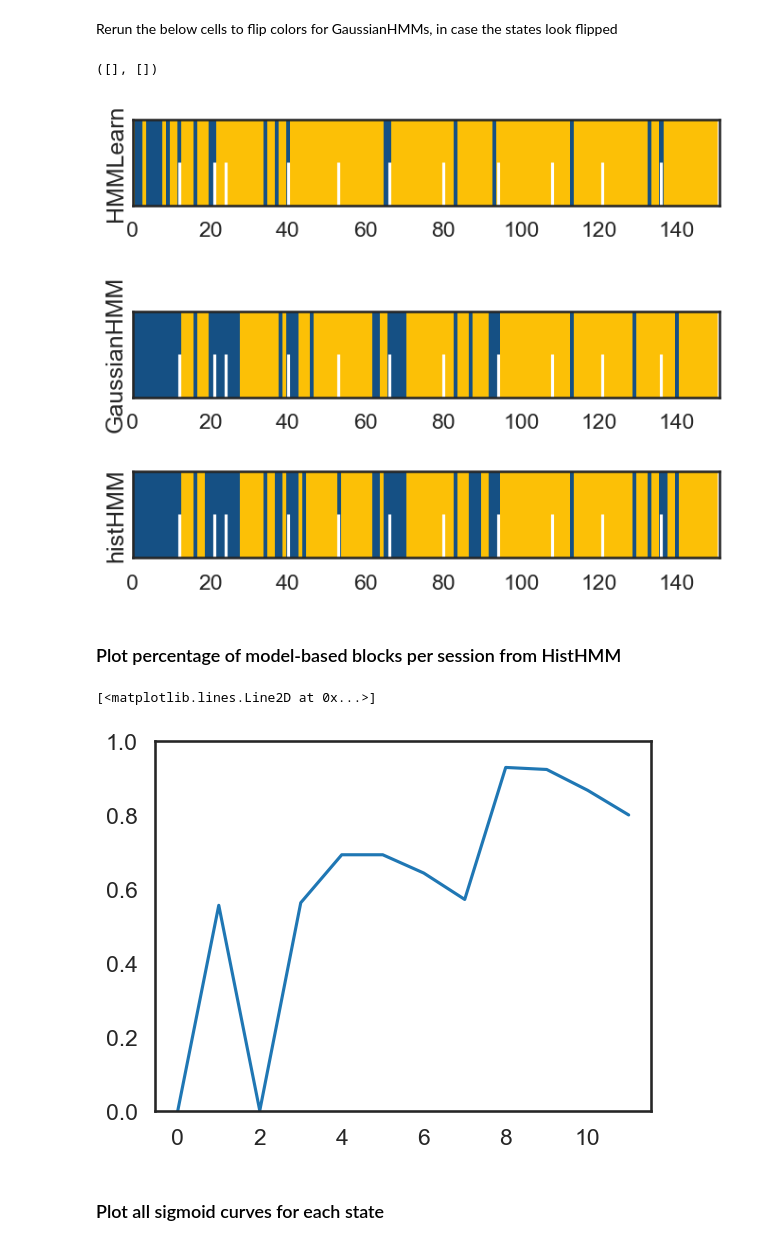
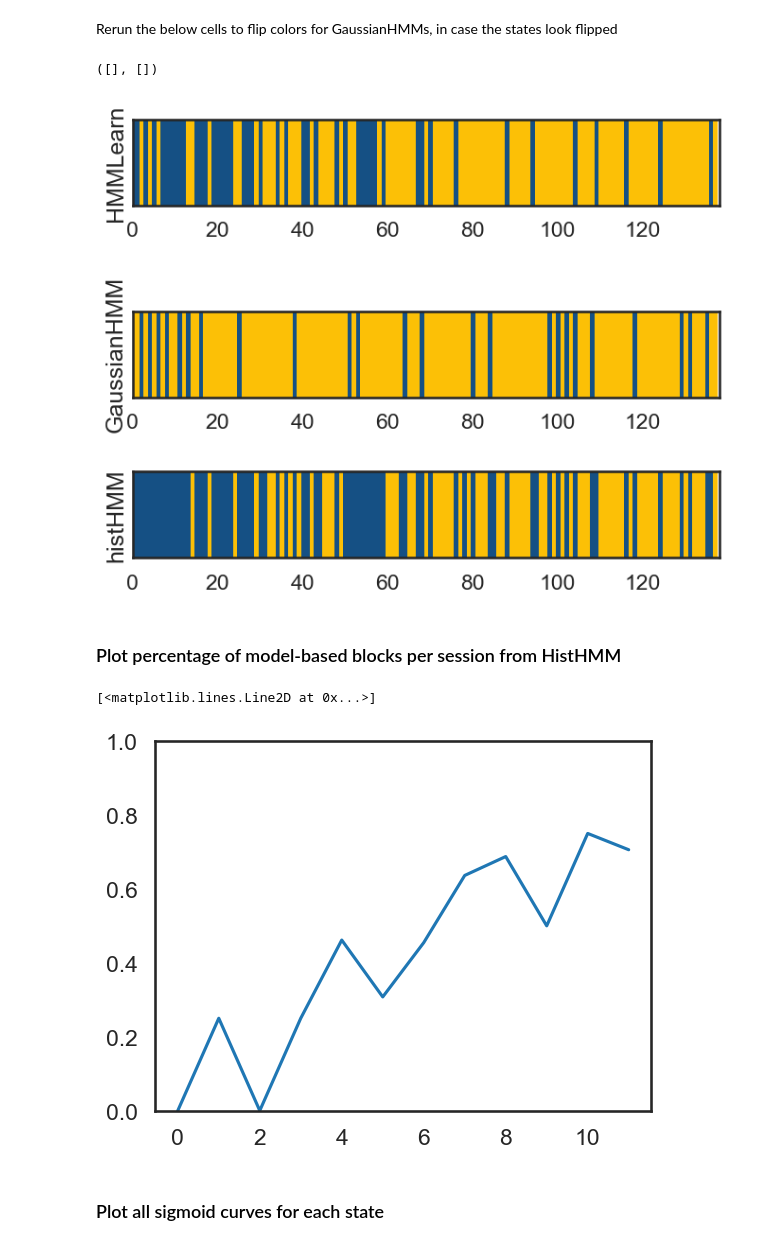
Before and after one commit to johnlyzhou/decision-making, a Jupyter notebook: notebooks/jlz-dev-realdata.ipynb, the cells around one changed output. Cells and saved outputs as stored; diff of their text form; code cells hidden in the pictures.

```diff
--- a/notebooks/jlz-dev-realdata.ipynb
+++ b/notebooks/jlz-dev-realdata.ipynb
@@ -70,7 +70,7 @@ mouse_block_count = 0
 choice_blocks = []
 block_bounds = []
 
-mouse_name = "MR18"
+mouse_name = "MR16"
 print(f"Loading data for mouse {mouse_name}")
 
 for idx, filename in enumerate(sorted(filenames)):
@@ -123,9 +123,12 @@ repo_path = "/Users/johnzhou/research/decision-making"
 expt_data = SynthBlockDataset(expt_name, repo_path)
 boundary = list(expt_data.agent_labels == 1).index(True)
 
-offset_bins = list(range(-1, 15))
-mf_hist, mf_bins = np.histogramdd(expt_data.sigmoid_parameters[:boundary, :], bins=[100, 100, offset_bins])
-mb_hist, mb_bins = np.histogramdd(expt_data.sigmoid_parameters[boundary:, :], bins=[100, 100, offset_bins])
+epsilon_bins = np.linspace(np.min(expt_data.sigmoid_parameters[:, 0]), np.max(expt_data.sigmoid_parameters[:, 0]), 100)
+alpha_bins = np.linspace(np.min(expt_data.sigmoid_parameters[:, 1]), np.max(expt_data.sigmoid_parameters[:, 1]), 100)
+offset_bins = np.linspace(np.min(expt_data.sigmoid_parameters[:, 2]), np.max(expt_data.sigmoid_parameters[:, 2]), 100)
+
+mf_hist, mf_bins = np.histogramdd(expt_data.sigmoid_parameters[:boundary, :], bins=[epsilon_bins, alpha_bins, offset_bins])
+mb_hist, mb_bins = np.histogramdd(expt_data.sigmoid_parameters[boundary:, :], bins=[epsilon_bins, alpha_bins, offset_bins])
 emission_hists = [mf_hist / np.sum(mf_hist), mb_hist / np.sum(mb_hist)]
 emission_bins = [mf_bins, mb_bins]
 
@@ -250,39 +254,39 @@ hmm_z = 1 - hmm_z
 plt.figure(figsize=(8, 4))
 plt.subplot(311)
 plt.imshow(predicted_states[None,:], aspect="auto", cmap=cmap)
-plt.vlines(block_bounds, color="white", ymin=0, ymax=0.25)
+# plt.vlines(block_bounds, color="white", ymin=0, ymax=0.25)
 plt.ylim(0, 0.5)
 plt.xlim(0, time_bins)
 plt.ylabel("HMMLearn")
 plt.yticks([])
 
 plt.figure(figsize=(8, 4))
 plt.subplot(312)
 plt.imshow(hmm_z[None,:], aspect="auto", cmap=cmap)
-plt.vlines(block_bounds, color="white", ymin=0, ymax=0.25)
+# plt.vlines(block_bounds, color="white", ymin=0, ymax=0.25)
 plt.ylim(0, 0.5)
 plt.xlim(0, time_bins)
 plt.ylabel("GaussianHMM")
 plt.yticks([])
 
 hist_plot = np.array([-1 if state == 0 else state for state in hist_predicted_states])
 
 plt.figure(figsize=(8, 4))
 plt.subplot(311)
 plt.imshow(hist_predicted_states[None,:], aspect="auto", cmap=cmap)
-plt.vlines(block_bounds, color="white", ymin=0, ymax=0.25)
+# plt.vlines(block_bounds, color="white", ymin=0, ymax=0.25)
 plt.ylim(0, 0.5)
 plt.xlim(0, time_bins)
 
 plt.ylabel("histHMM")
 plt.yticks([])
 
 # plt.savefig(f'/Users/johnzhou/Desktop/{mouse_name}_predicted_states.pdf', format='pdf')
 # %% [output]
 ([], [])
-[figure, old version]
+[figure, new version]
-[figure, old version]
+[figure, new version]
-[figure, old version]
+[figure, new version]
 # %% [markdown]
 ### Plot percentage of model-based blocks per session from HistHMM
 # %%
@@ -298,7 +302,7 @@ plt.plot(percent_mb)
 # plt.savefig(f'/Users/johnzhou/Desktop/{mouse_name}_mb_percentage.eps', format='eps')
 # %% [output]
 [<matplotlib.lines.Line2D at 0x...>]
-[figure, old version]
+[figure, new version]
 # %% [markdown]
 ### Plot all sigmoid curves for each state
 # %%
```
Also changed, not shown: parts of 12 cells of this notebook, 2 other files.
